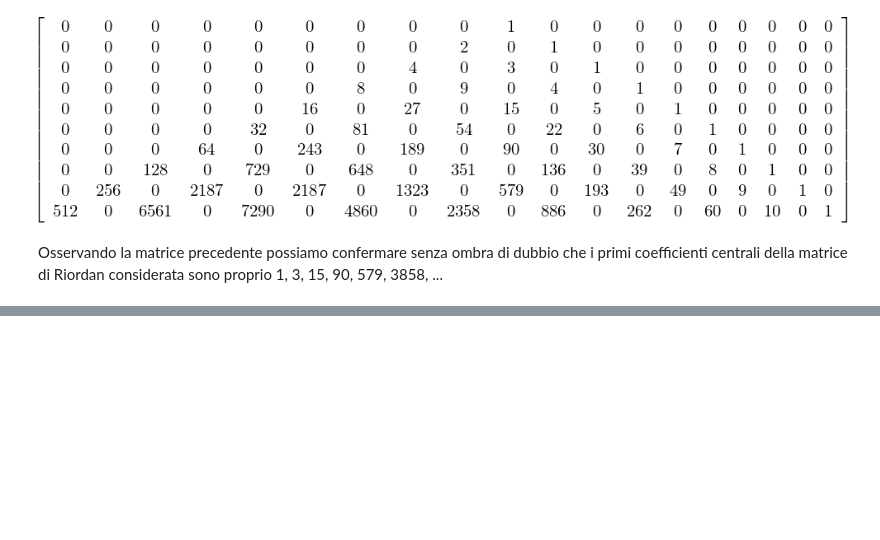
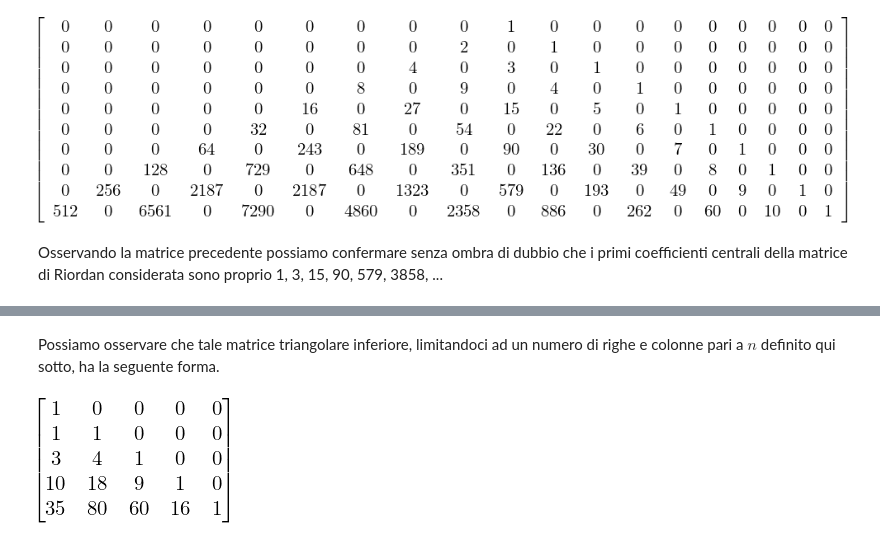
Before and after one commit to elia-mercatanti/aads-project, a Jupyter notebook: Central Coefficients of Riordan Matrices.ipynb, the cells around one changed output, grey strips where cells are left out. Saved outputs shown, nothing was run; the diff lists cells and outputs as text; code cells hidden in the pictures; blank space fills up the shorter version.

Commit message:
Inserimento e conclusione dell'esempio generale con espressioni razionali, correzione di alcuni piccoli errori di scrittura, aggiunta qualche correzione di forma

```diff
--- a/Central Coefficients of Riordan Matrices.ipynb
+++ b/Central Coefficients of Riordan Matrices.ipynb
@@ -153,12 +156,12 @@ Per una prova finale possiamo stampare la matrice di Riordan corrispondente alle
 # %%
 n = 10
-matrix = zeros(n)
+riordan_matrix = zeros(n)
 for column in range(n):
     d_n_k = Lambda(t, d(t)*(t*f(t))**column)
     a_n = series(d_n_k(t), t, n=n)
     for row in range(n):
-        matrix[row, column] = a_n.coeff(t, n=row)
-matrix
+        riordan_matrix[row, column] = a_n.coeff(t, n=row)
+riordan_matrix
 # %% [output]
 [figure]
 # %% [markdown]
@@ -166,7 +169,7 @@ Se riportiamo i termini della matrice precedente ad una forma a "piramide" possi
 # %%
 triangle = zeros(n, n*2-1)
 for i in range(n):
-    row = np.array(matrix[n-i-1, 0:n-i])
+    row = np.array(riordan_matrix[n-i-1, 0:n-i])
     temp = np.zeros((1, n*2-2*i-1), dtype=row.dtype)
     temp[:,::2] = row
     triangle[n-i-1, i:n*2-i-1] = temp
@@ -177,0 +236,12 @@ Osservando la matrice precedente possiamo confermare senza ombra di dubbio che i
+# %% [markdown]
+Possiamo osservare che tale matrice triangolare inferiore, limitandoci ad un numero di righe e colonne pari a $n$ definito qui sotto, ha la seguente forma.
+# %%
+n = 5
+d_n_k = Lambda([m, k], binomial(m, k)*binomial(2*m-k-1, m-k))
+riordan_matrix = zeros(n)
+for row in range(n):
+    for column in range(n):
+        riordan_matrix[row, column] = d_n_k(row, column)
+riordan_matrix
+# %% [output]
+[figure, added]
```
Also changed, not shown: parts of 13 cells of this notebook.
